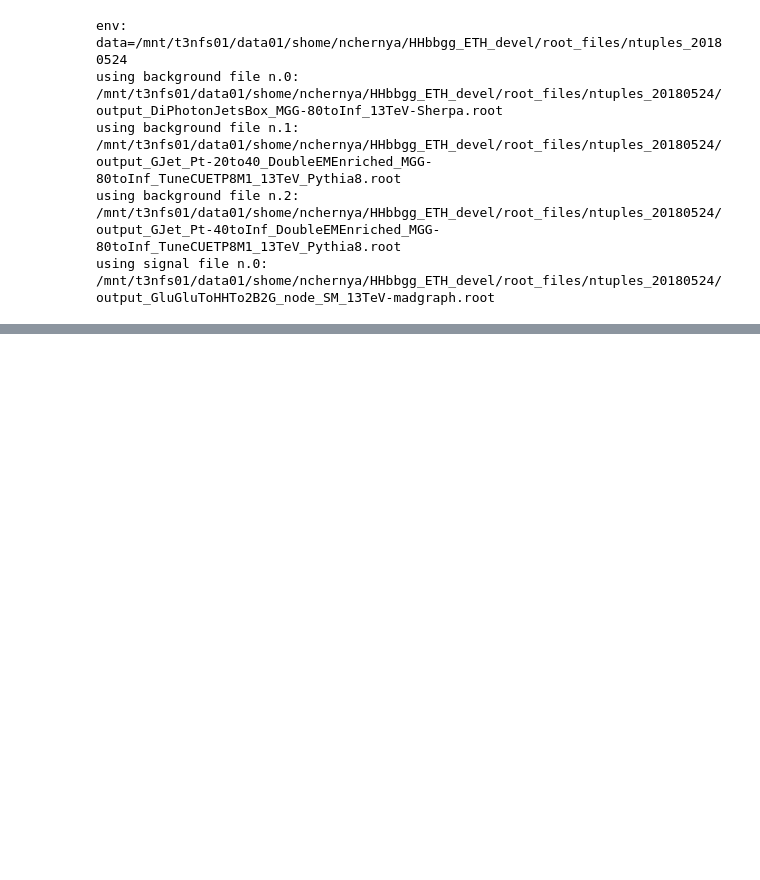
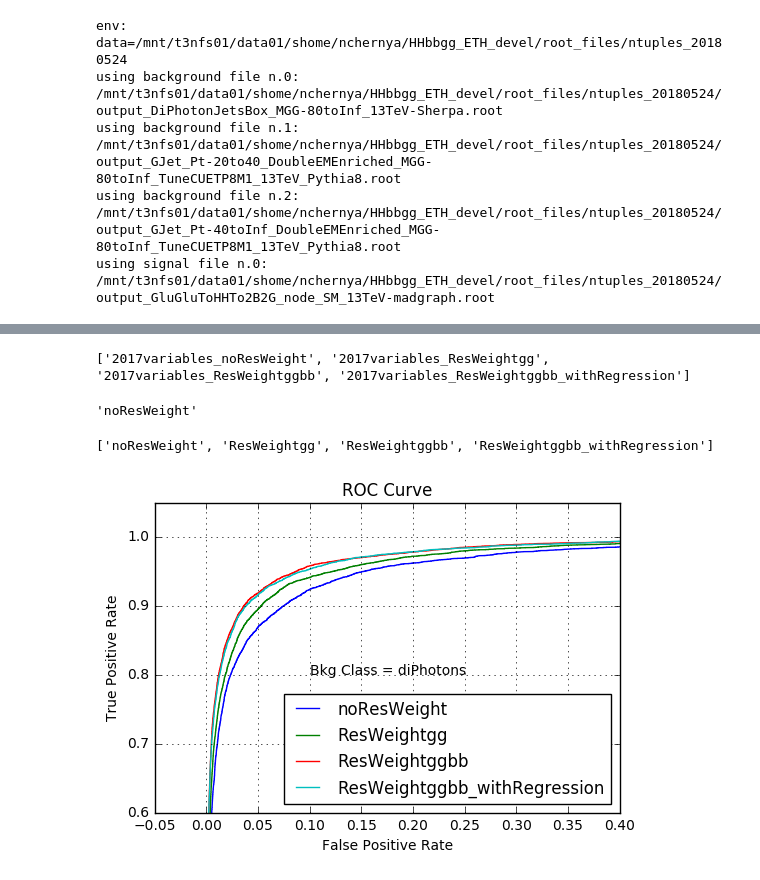
Before and after one commit to michelif/HHbbgg_ETH, a Jupyter notebook: Training/notebooks/trainMVAHHbbgg_bjetSamples.ipynb, the cells around one changed output, grey strips where cells are left out. Drawn from its saved outputs; the diff is of its cells as text; code cells hidden in the pictures; blank space fills up the shorter version.

```diff
--- a/Training/notebooks/trainMVAHHbbgg_bjetSamples.ipynb
+++ b/Training/notebooks/trainMVAHHbbgg_bjetSamples.ipynb
@@ -157,4 +201,2 @@ joblib.dump(clf, os.path.expanduser('~/HHbbgg_ETH_devel/Training/output_files/tr
 # %%
-import matplotlib.pyplot as plt
-outstr = "2017variablesREG"
-utils.IO.plotFolder = '/mnt/t3nfs01/data01/shome/nchernya/HHbbgg_ETH_devel/Training/plots/%s/'%outstr
+utils.IO.plotFolder = '/mnt/t3nfs01/data01/shome/nchernya/HHbbgg_ETH_devel/Training/plots/comparison/'
@@ -174,0 +203,32 @@ plt.show()
+# %%
+print labels
+labels[0][labels[0].find('les')+4:]
+# %% [output]
+['2017variables_noResWeight', '2017variables_ResWeightgg', '2017variables_ResWeightggbb', '2017variables_ResWeightggbb_withRegression']
+'noResWeight'
+# %%
+labels_legend = [labels[i][labels[i].find('les')+4:] for i in range(0,len(labels))]
+# %%
+print labels_legend
+# %% [output]
+['noResWeight', 'ResWeightgg', 'ResWeightggbb', 'ResWeightggbb_withRegression']
+# %%
+for i in range(0,len(labels)):
+    plt.plot(fpr_dipho_all[i], tpr_dipho_all[i], lw=1, label=labels_legend[i])
+
+
+plt.xlim([-0.05, 0.4])
+plt.ylim([0.6, 1.05])
+plt.xlabel('False Positive Rate')
+plt.ylabel('True Positive Rate')
+plt.title('ROC Curve')
+plt.legend(loc="lower right")
+plt.text(0.1,0.8, 'Bkg Class = diPhotons')
+plt.grid()
+plt.show()
+
+outString = "comparison_diphoton_2017"
+plt.savefig(utils.IO.plotFolder+"rocCurve"+"_"+str(outString)+".png")
+plt.savefig(utils.IO.plotFolder+"rocCurve"+"_"+str(outString)+".pdf")
+# %% [output]
+[figure, added]
```
Also changed, not shown: parts of 10 cells of this notebook, 2 other files.
